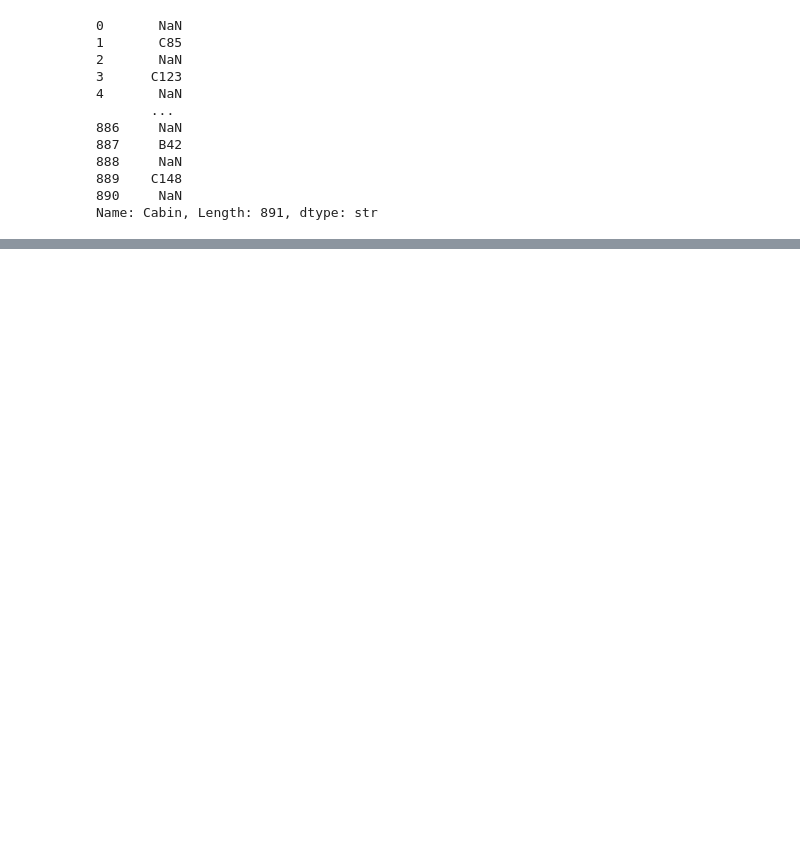
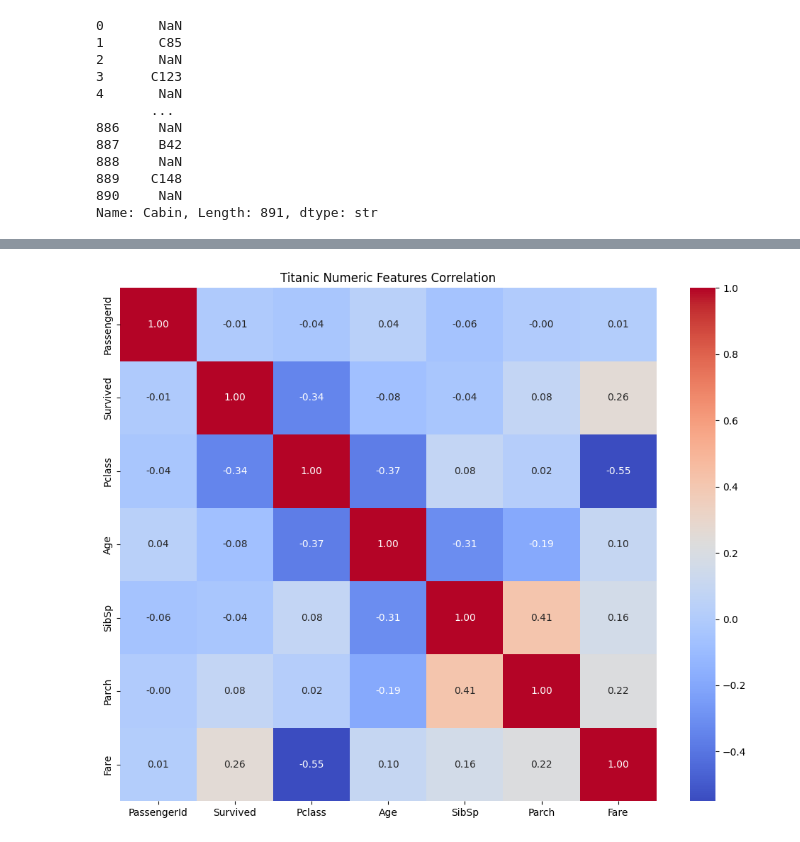
Before and after one commit to ceetek1/c.chukwurahCOS102, a Jupyter notebook: week_4/project_2.ipynb, the cells around one changed output, grey strips where cells are left out. Saved outputs shown, nothing was run; the diff lists cells and outputs as text; code cells hidden in the pictures; blank space fills up the shorter version.

Commit message:
Titanic Data cleaning and analysis

```diff
--- a/week_4/project_2.ipynb
+++ b/week_4/project_2.ipynb
@@ -53,2 +37,0 @@ Name: Age, Length: 891, dtype: float64
-# %%
-titanic_df["Age"].fillna(titanic_df["Age"].mean(), inplace = True)
@@ -105,0 +69,10 @@ titanic_df.dropna(subset=["Cabin"])
+# %%
+# Correlation heatmap of numeric columns
+numeric_cols = titanic_df.select_dtypes(include="number")
+plt.figure(figsize=(10, 8))
+sns.heatmap(numeric_cols.corr(), annot=True, cmap="coolwarm", fmt=".2f")
+plt.title("Titanic Numeric Features Correlation")
+plt.tight_layout()
+plt.show()
+# %% [output]
+[figure, added]
```
Also changed, not shown: parts of 3 cells of this notebook.
